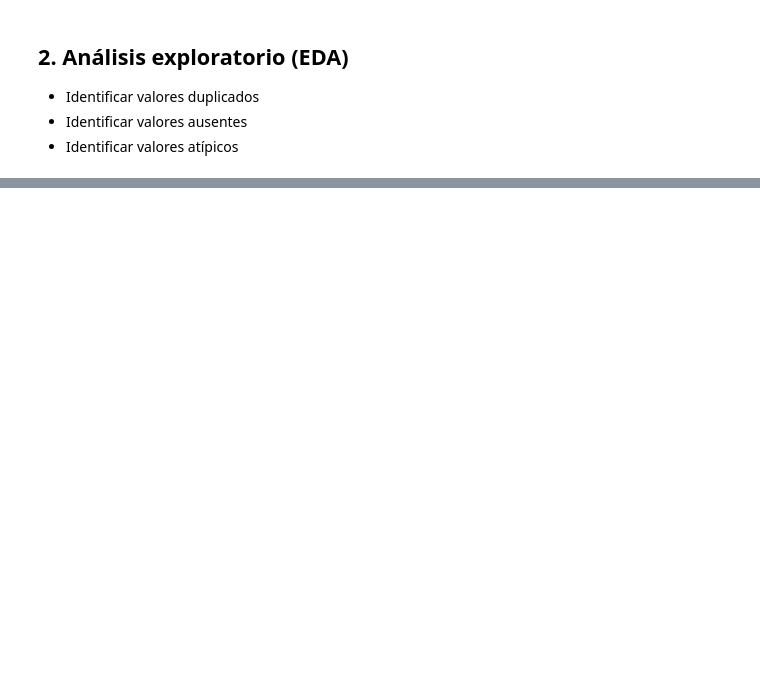
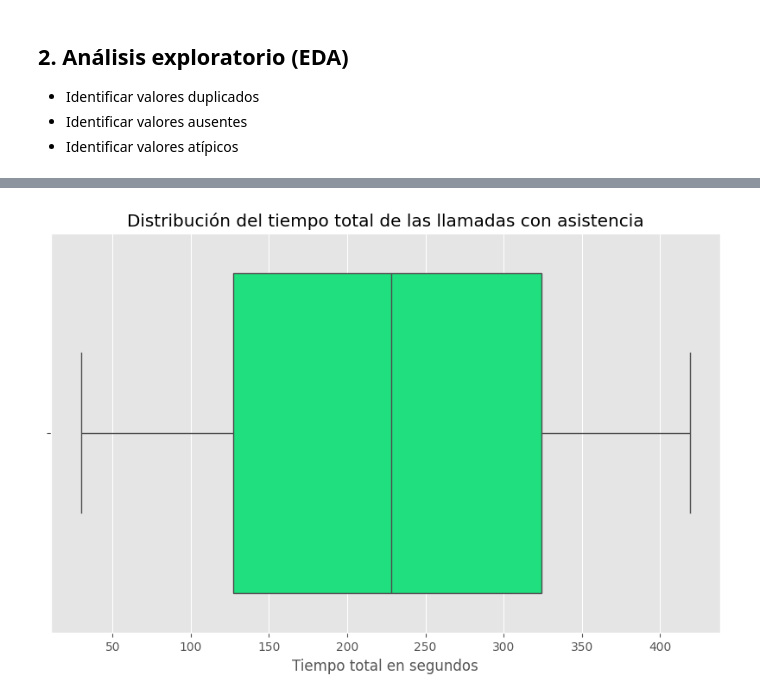
Before and after one commit to Hectorcidps/Portfolio_DA, a Jupyter notebook: Proyecto 12 - Servicio/Servicios.ipynb, the cells around one changed output, grey strips where cells are left out. Saved outputs shown, nothing was run; the diff lists cells and outputs as text; code cells hidden in the pictures; blank space fills up the shorter version.

```diff
--- a/Proyecto 12 - Servicio/Servicios.ipynb
+++ b/Proyecto 12 - Servicio/Servicios.ipynb
@@ -156,0 +213,15 @@ dtype: int64
+# %%
+# distribucion duracion de las llamadas en segundos
+with plt.style.context('ggplot'):
+    # crear bloxplot
+    plt.figure(figsize=(10,6))
+    sns.boxplot(data=servicio,
+                x='duracion_llamada_asistida',
+                color='springgreen')
+    # formato
+    plt.title('Distribución del tiempo total de las llamadas con asistencia')
+    plt.xlabel('Tiempo total en segundos')
+
+    plt.show()
+# %% [output]
+[figure, added]
```
Also changed, not shown: parts of 27 cells of this notebook.
